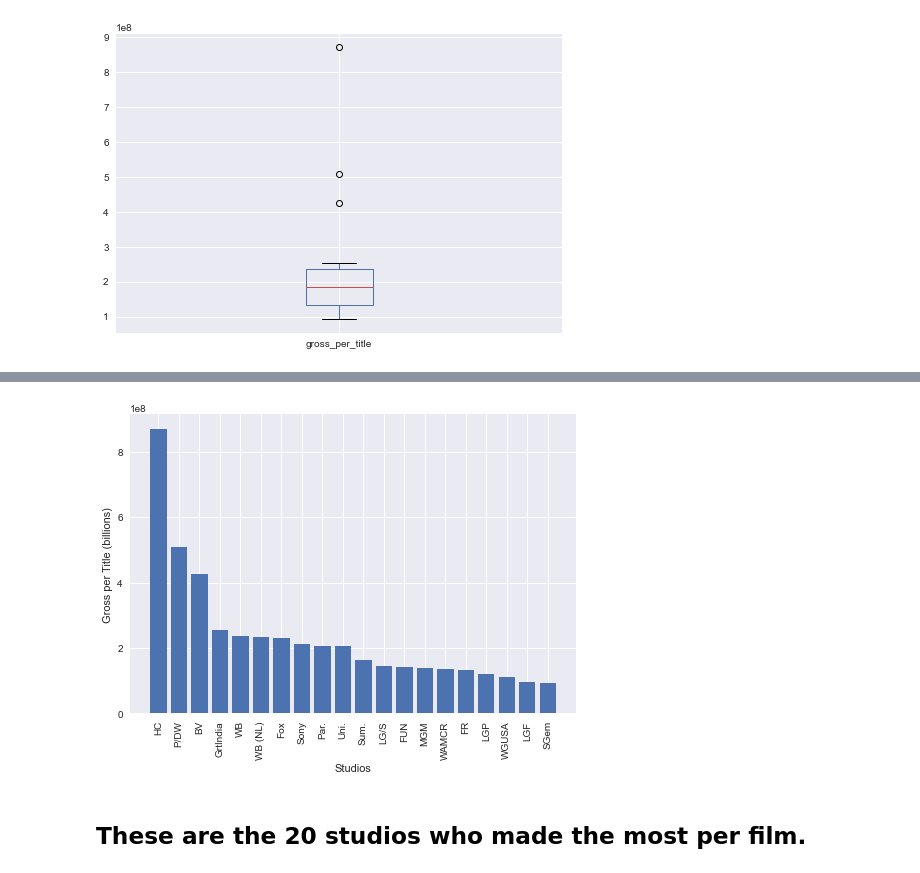
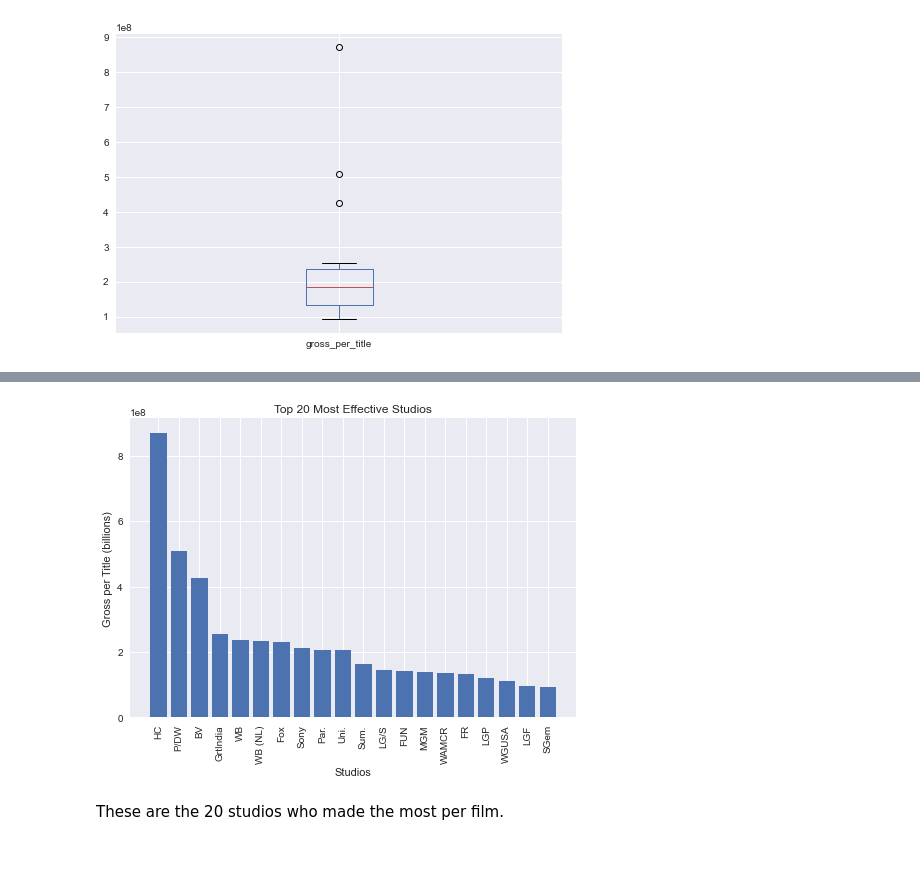
Before and after one commit to kreggthegoat/dsc-phase-1-project, a Jupyter notebook: student.ipynb, the cells around one changed output, grey strips where cells are left out. Drawn from its saved outputs; the diff is of its cells as text; code cells hidden in the pictures.

```diff
--- a/student.ipynb
+++ b/student.ipynb
@@ -535,11 +492,12 @@ Name: gross_per_title, dtype: int64
 # %%
 #bar plot of top 20 most effective studios
 plt.bar(bom_studio_plotdf.index, bom_studio_plotdf['gross_per_title'])
 plt.xticks(bom_studio_plotdf.index, rotation='vertical', size=10)
+plt.title('Top 20 Most Effective Studios')
 plt.xlabel('Studios')
 plt.ylabel('Gross per Title (billions)')
 plt.show()
 # %% [output]
-[figure, old version]
+[figure, new version]
 # %% [markdown]
-## These are the 20 studios who made the most per film.
+These are the 20 studios who made the most per film.
```
Also changed, not shown: parts of 32 cells of this notebook, 2 other files.
